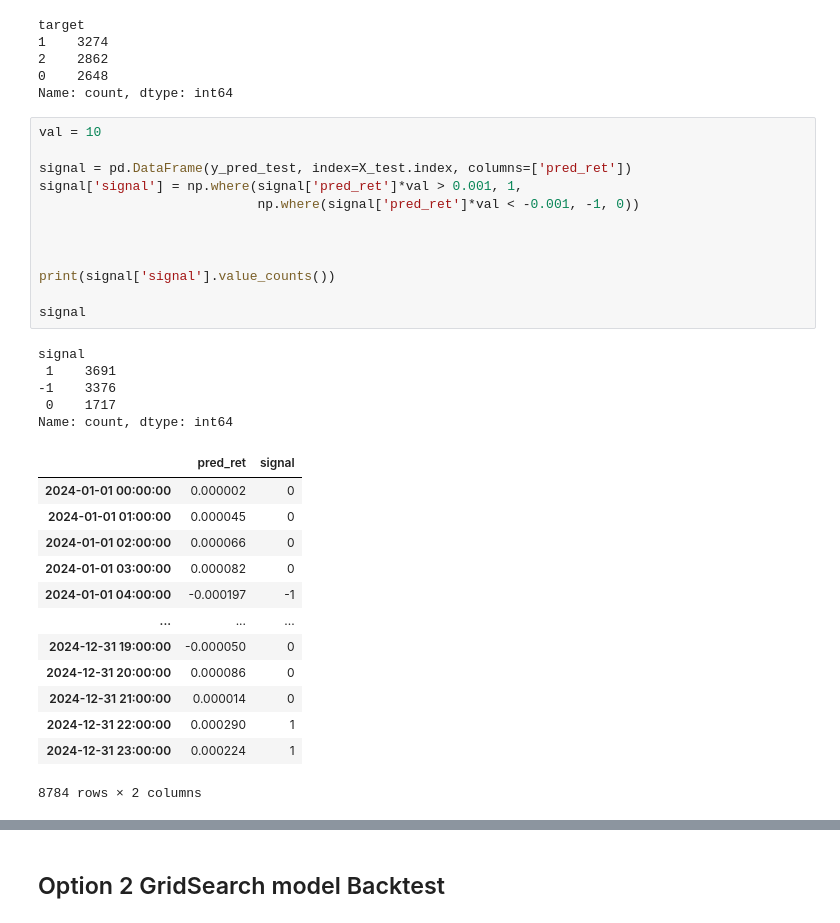
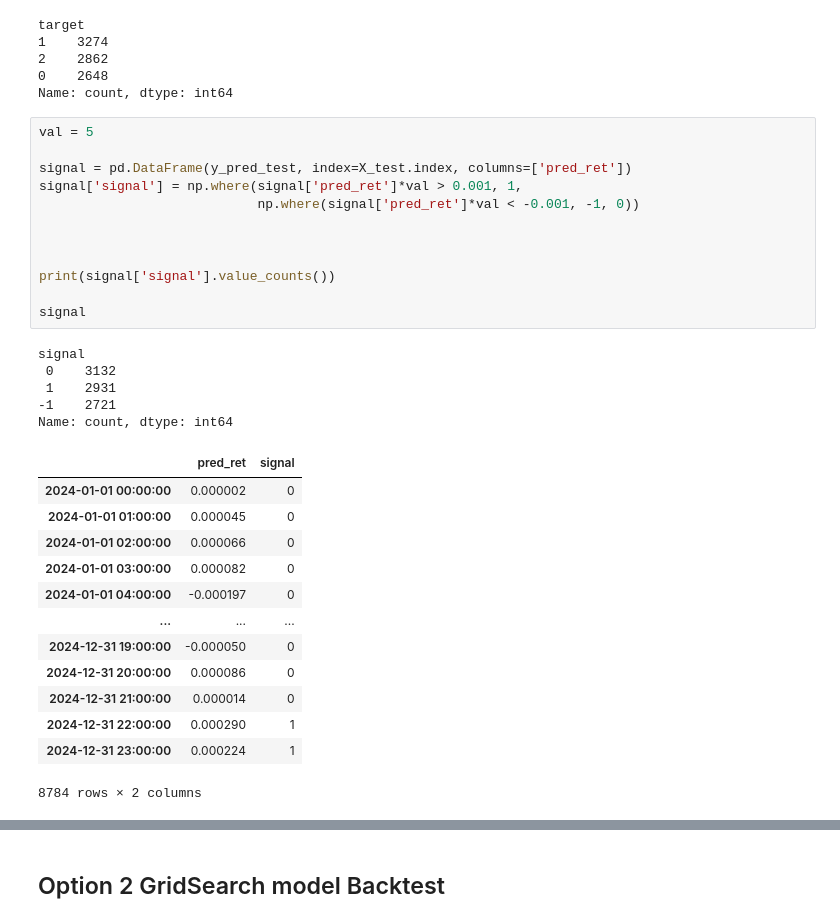
Before and after one commit to alvinku0/Bitcoin-Systematic-Strategies, a Jupyter notebook: modeling_backtesting/xgboost/xgboost_regressor_v1.ipynb, the cells around one changed output, grey strips where cells are left out. Drawn from its saved outputs; the diff is of its cells as text.

```diff
--- a/modeling_backtesting/xgboost/xgboost_regressor_v1.ipynb
+++ b/modeling_backtesting/xgboost/xgboost_regressor_v1.ipynb
@@ -510,29 +510,29 @@ target
 0    2648
 Name: count, dtype: int64
 # %%
-val = 10
+val = 5
 
 signal = pd.DataFrame(y_pred_test, index=X_test.index, columns=['pred_ret'])
 signal['signal'] = np.where(signal['pred_ret']*val > 0.001, 1,
                             np.where(signal['pred_ret']*val < -0.001, -1, 0))
 
 
 
 print(signal['signal'].value_counts())
 
 signal
 # %% [output]
 signal
- 1    3691
--1    3376
- 0    1717
+ 0    3132
+ 1    2931
+-1    2721
 Name: count, dtype: int64
 |  | pred_ret | signal |
 | 2024-01-01 00:00:00 | 0.000002 | 0 |
 | 2024-01-01 01:00:00 | 0.000045 | 0 |
 | 2024-01-01 02:00:00 | 0.000066 | 0 |
 | 2024-01-01 03:00:00 | 0.000082 | 0 |
-| 2024-01-01 04:00:00 | -0.000197 | -1 |
+| 2024-01-01 04:00:00 | -0.000197 | 0 |
 | ... | ... | ... |
 | 2024-12-31 19:00:00 | -0.000050 | 0 |
 | 2024-12-31 20:00:00 | 0.000086 | 0 |
```
Also changed, not shown: parts of 5 cells of this notebook.
